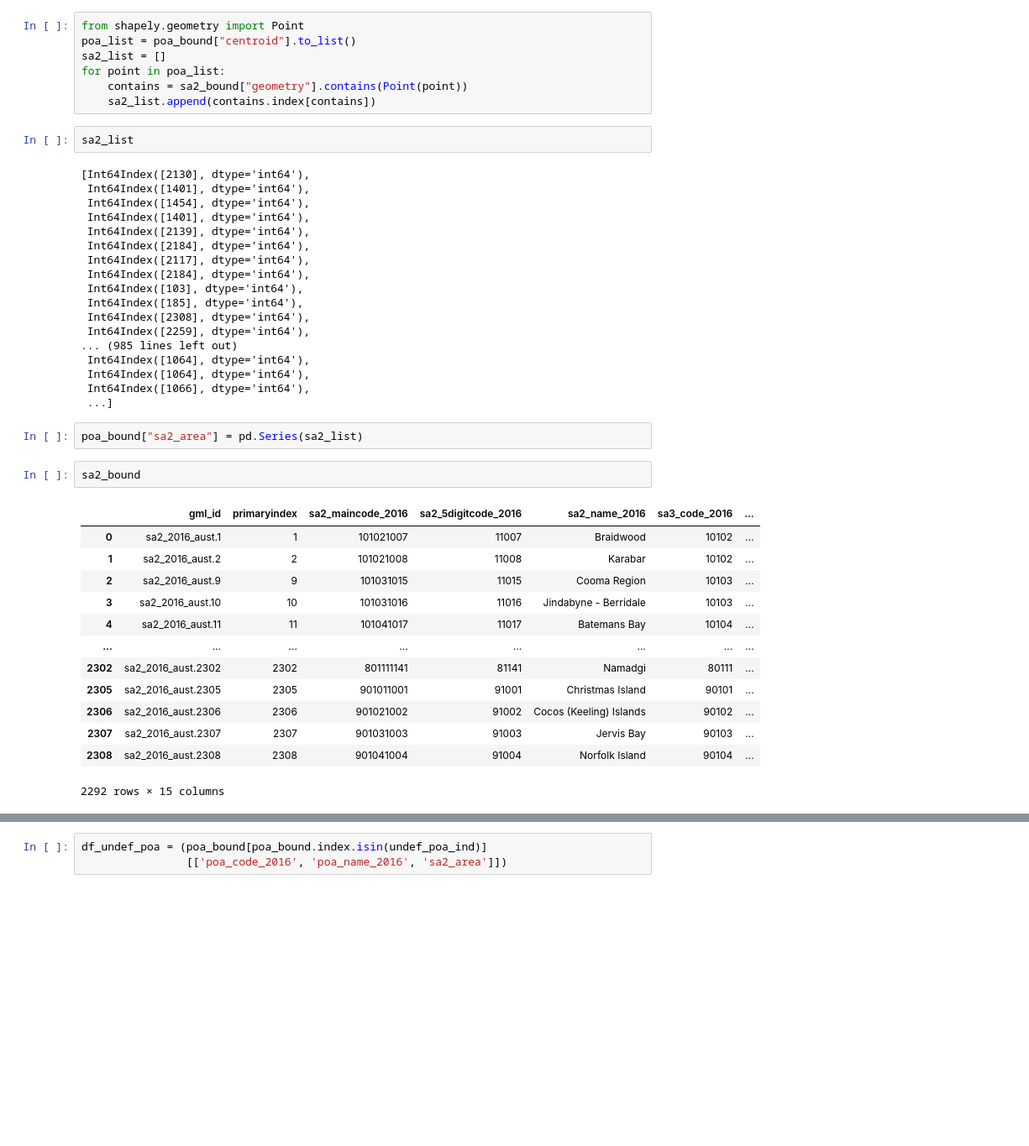
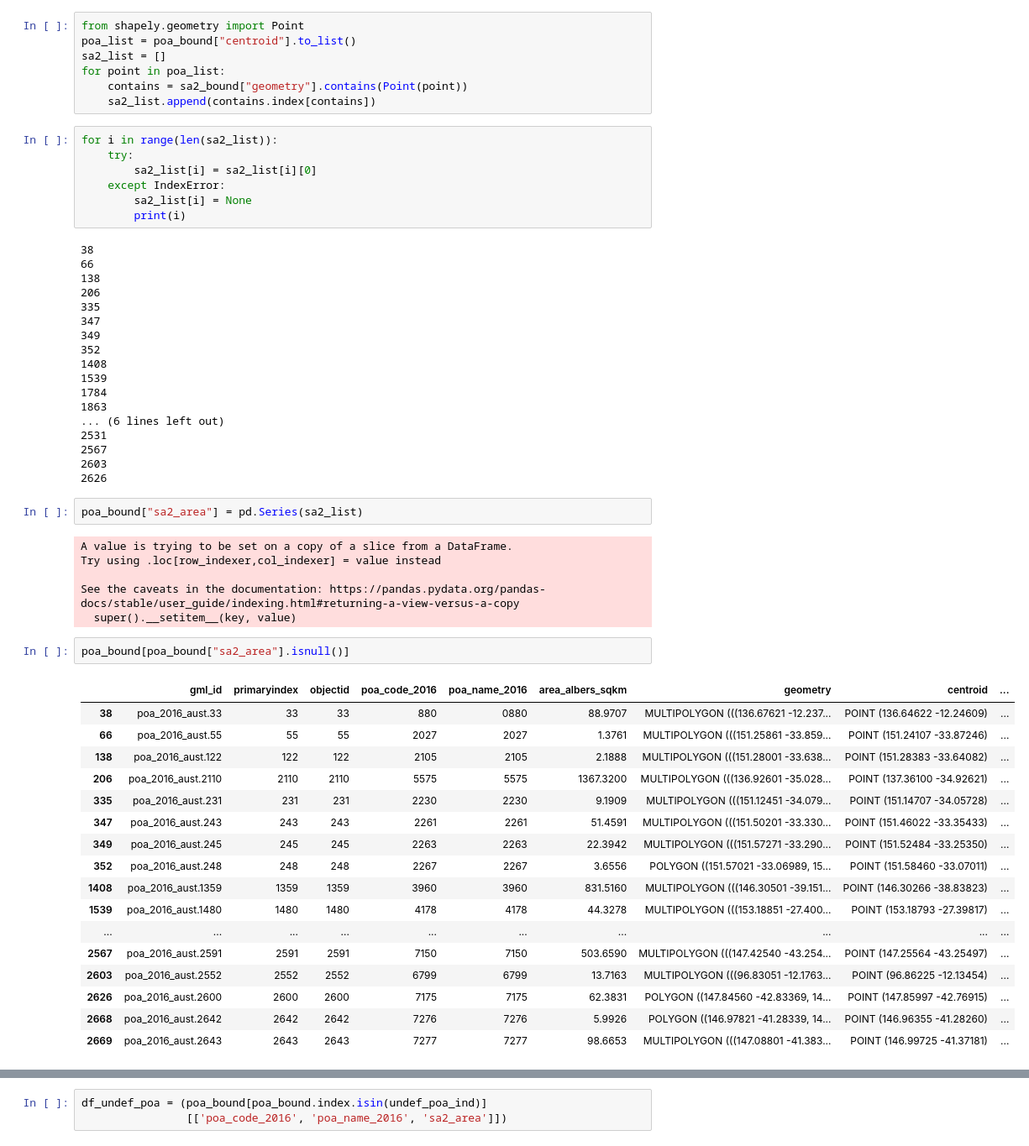
Before and after one commit to MAST30034-Applied-Data-Science/generic-buy-now-pay-later-project-group-11, a Jupyter notebook: notebooks/download_external_datasets.ipynb, the cells around one changed output, grey strips where cells are left out. Shown: that part at 84% size. Saved outputs shown, nothing was run; the diff lists cells and outputs as text; blank space fills up the shorter version.

```diff
--- a/notebooks/download_external_datasets.ipynb
+++ b/notebooks/download_external_datasets.ipynb
@@ -200,41 +216,56 @@ for point in poa_list:
     contains = sa2_bound["geometry"].contains(Point(point))
     sa2_list.append(contains.index[contains])
 # %%
-sa2_list
+for i in range(len(sa2_list)):
+    try:
+        sa2_list[i] = sa2_list[i][0]
+    except IndexError:
+        sa2_list[i] = None
+        print(i)
 # %% [output]
-[Int64Index([2130], dtype='int64'),
- Int64Index([1401], dtype='int64'),
- Int64Index([1454], dtype='int64'),
- Int64Index([1401], dtype='int64'),
- Int64Index([2139], dtype='int64'),
- Int64Index([2184], dtype='int64'),
- Int64Index([2117], dtype='int64'),
- Int64Index([2184], dtype='int64'),
- Int64Index([103], dtype='int64'),
- Int64Index([185], dtype='int64'),
- Int64Index([2308], dtype='int64'),
- Int64Index([2259], dtype='int64'),
-... (985 lines left out)
- Int64Index([1064], dtype='int64'),
- Int64Index([1064], dtype='int64'),
- Int64Index([1066], dtype='int64'),
- ...]
+38
+66
+138
+206
+335
+347
+349
+352
+1408
+1539
+1784
+1863
+... (6 lines left out)
+2531
+2567
+2603
+2626
 # %%
 poa_bound["sa2_area"] = pd.Series(sa2_list)
+# %% [output]
+A value is trying to be set on a copy of a slice from a DataFrame.
+Try using .loc[row_indexer,col_indexer] = value instead
+
+See the caveats in the documentation: https://pandas.pydata.org/pandas-docs/stable/user_guide/indexing.html#returning-a-view-versus-a-copy
+  super().__setitem__(key, value)
 # %%
-sa2_bound
+poa_bound[poa_bound["sa2_area"].isnull()]
 # %% [output]
-|  | gml_id | primaryindex | sa2_maincode_2016 | sa2_5digitcode_2016 | sa2_name_2016 | sa3_code_2016 | ... |
-| 0 | sa2_2016_aust.1 | 1 | 101021007 | 11007 | Braidwood | 10102 | ... |
-| 1 | sa2_2016_aust.2 | 2 | 101021008 | 11008 | Karabar | 10102 | ... |
-| 2 | sa2_2016_aust.9 | 9 | 101031015 | 11015 | Cooma Region | 10103 | ... |
-| 3 | sa2_2016_aust.10 | 10 | 101031016 | 11016 | Jindabyne - Berridale | 10103 | ... |
-| 4 | sa2_2016_aust.11 | 11 | 101041017 | 11017 | Batemans Bay | 10104 | ... |
-| ... | ... | ... | ... | ... | ... | ... | ... |
-| 2302 | sa2_2016_aust.2302 | 2302 | 801111141 | 81141 | Namadgi | 80111 | ... |
-| 2305 | sa2_2016_aust.2305 | 2305 | 901011001 | 91001 | Christmas Island | 90101 | ... |
-| 2306 | sa2_2016_aust.2306 | 2306 | 901021002 | 91002 | Cocos (Keeling) Islands | 90102 | ... |
-| 2307 | sa2_2016_aust.2307 | 2307 | 901031003 | 91003 | Jervis Bay | 90103 | ... |
-| 2308 | sa2_2016_aust.2308 | 2308 | 901041004 | 91004 | Norfolk Island | 90104 | ... |
+|  | gml_id | primaryindex | objectid | poa_code_2016 | poa_name_2016 | area_albers_sqkm | geometry | centroid | ... |
+| 38 | poa_2016_aust.33 | 33 | 33 | 880 | 0880 | 88.9707 | MULTIPOLYGON (((136.67621 -12.237... | POINT (136.64622 -12.24609) | ... |
+| 66 | poa_2016_aust.55 | 55 | 55 | 2027 | 2027 | 1.3761 | MULTIPOLYGON (((151.25861 -33.859... | POINT (151.24107 -33.87246) | ... |
+| 138 | poa_2016_aust.122 | 122 | 122 | 2105 | 2105 | 2.1888 | MULTIPOLYGON (((151.28001 -33.638... | POINT (151.28383 -33.64082) | ... |
+| 206 | poa_2016_aust.2110 | 2110 | 2110 | 5575 | 5575 | 1367.3200 | MULTIPOLYGON (((136.92601 -35.028... | POINT (137.36100 -34.92621) | ... |
+| 335 | poa_2016_aust.231 | 231 | 231 | 2230 | 2230 | 9.1909 | MULTIPOLYGON (((151.12451 -34.079... | POINT (151.14707 -34.05728) | ... |
+| 347 | poa_2016_aust.243 | 243 | 243 | 2261 | 2261 | 51.4591 | MULTIPOLYGON (((151.50201 -33.330... | POINT (151.46022 -33.35433) | ... |
+| 349 | poa_2016_aust.245 | 245 | 245 | 2263 | 2263 | 22.3942 | MULTIPOLYGON (((151.57271 -33.290... | POINT (151.52484 -33.25350) | ... |
+| 352 | poa_2016_aust.248 | 248 | 248 | 2267 | 2267 | 3.6556 | POLYGON ((151.57021 -33.06989, 15... | POINT (151.58460 -33.07011) | ... |
+| 1408 | poa_2016_aust.1359 | 1359 | 1359 | 3960 | 3960 | 831.5160 | MULTIPOLYGON (((146.30501 -39.151... | POINT (146.30266 -38.83823) | ... |
+| 1539 | poa_2016_aust.1480 | 1480 | 1480 | 4178 | 4178 | 44.3278 | MULTIPOLYGON (((153.18851 -27.400... | POINT (153.18793 -27.39817) | ... |
+| ... | ... | ... | ... | ... | ... | ... | ... | ... | ... |
+| 2567 | poa_2016_aust.2591 | 2591 | 2591 | 7150 | 7150 | 503.6590 | MULTIPOLYGON (((147.42540 -43.254... | POINT (147.25564 -43.25497) | ... |
+| 2603 | poa_2016_aust.2552 | 2552 | 2552 | 6799 | 6799 | 13.7163 | MULTIPOLYGON (((96.83051 -12.1763... | POINT (96.86225 -12.13454) | ... |
+| 2626 | poa_2016_aust.2600 | 2600 | 2600 | 7175 | 7175 | 62.3831 | POLYGON ((147.84560 -42.83369, 14... | POINT (147.85997 -42.76915) | ... |
+| 2668 | poa_2016_aust.2642 | 2642 | 2642 | 7276 | 7276 | 5.9926 | POLYGON ((146.97821 -41.28339, 14... | POINT (146.96355 -41.28260) | ... |
+| 2669 | poa_2016_aust.2643 | 2643 | 2643 | 7277 | 7277 | 98.6653 | MULTIPOLYGON (((147.08801 -41.383... | POINT (146.99725 -41.37181) | ... |
-2292 rows × 15 columns
 # %%
```
Also changed, not shown: parts of 16 cells of this notebook, 1 other file.
